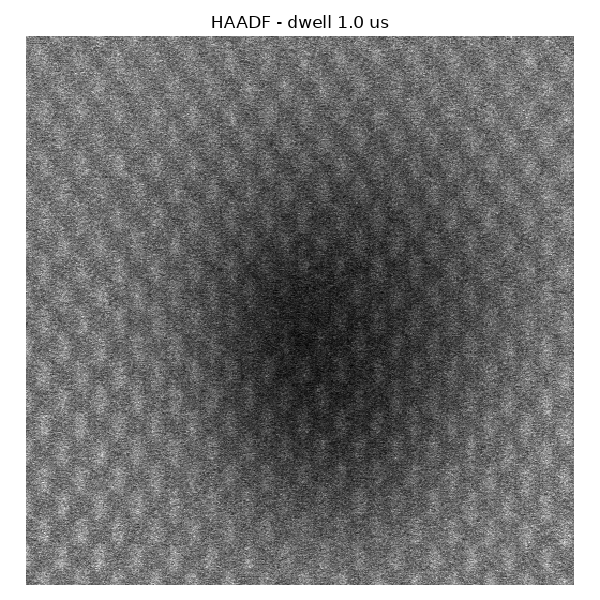
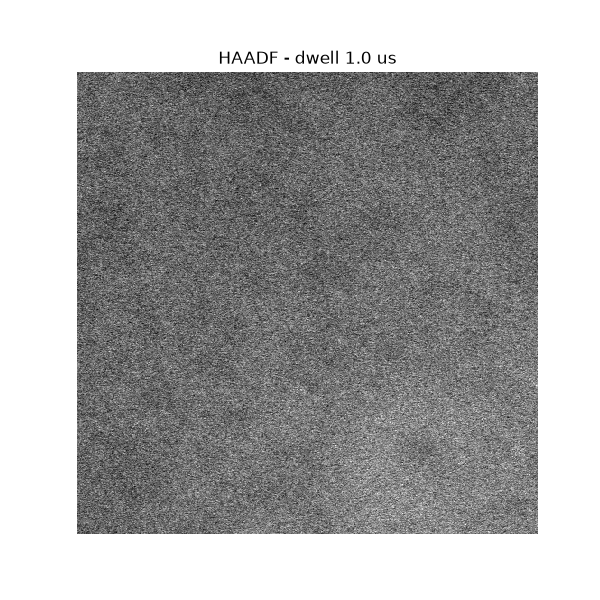
Unified diff of the notebook cell whose output changed from the first chart to the second:
--- before
+++ after
@@ -8,3 +8,3 @@
 ax.set_title(f"HAADF - dwell {scan.dwell_time * 1e6:.1f} us")
 ax.axis("off")
-plt.tight_layout()
+plt.show()

Commit: update